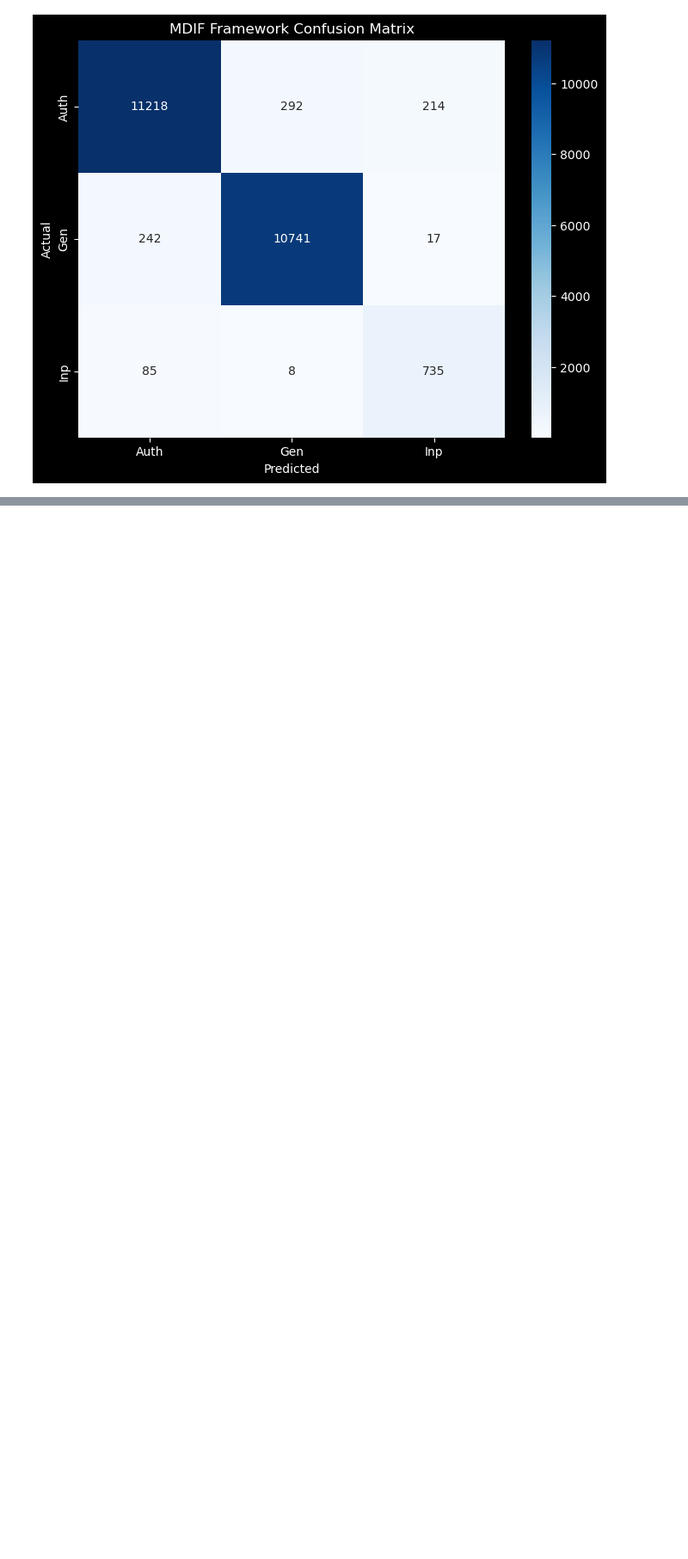
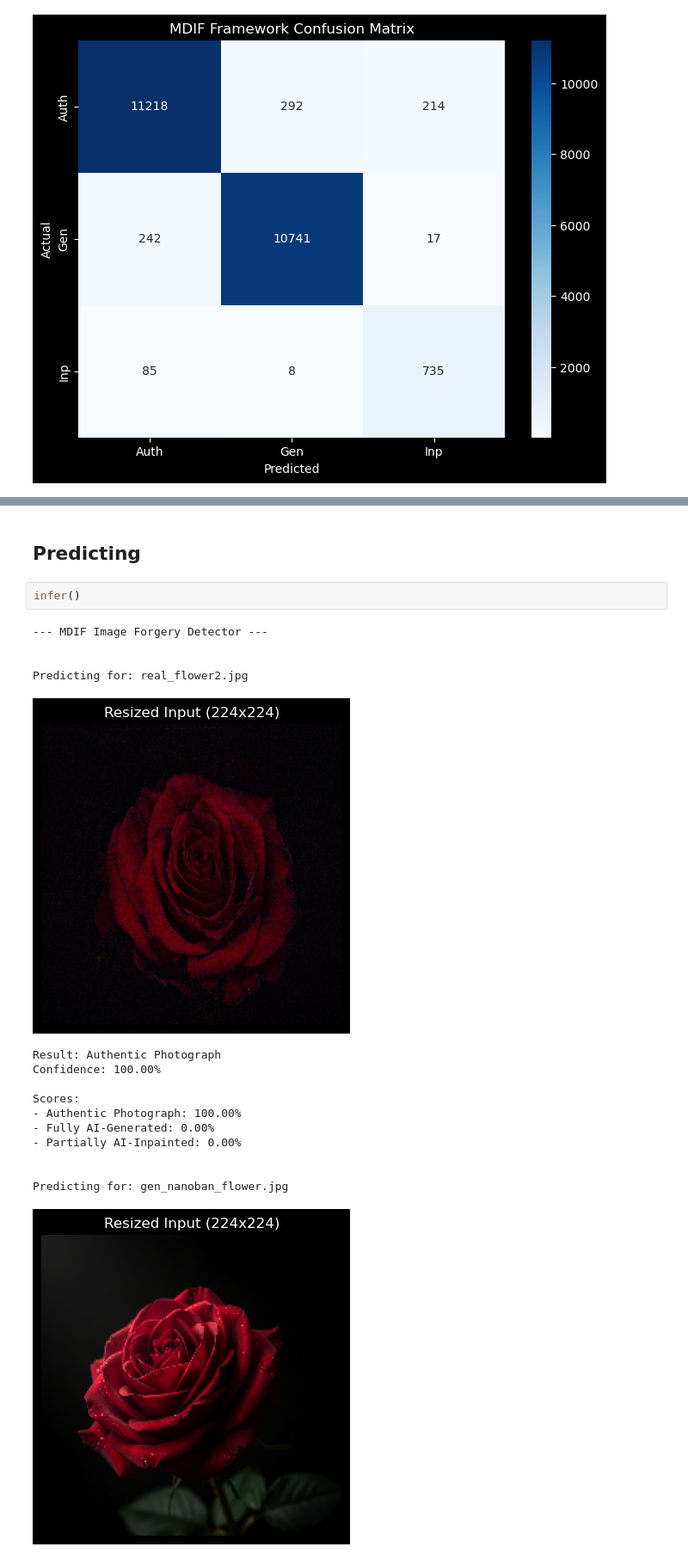
Before and after one commit to joejo-joestar/MDIF, a Jupyter notebook: mdif.ipynb, the cells around one changed output, grey strips where cells are left out. Shown at 86% size. Drawn from its saved outputs; the diff is of its cells as text; blank space fills up the shorter version.

Commit message:
feat: added inference script

```diff
--- a/mdif.ipynb
+++ b/mdif.ipynb
@@ -109,0 +135,21 @@ weighted avg       0.96      0.96      0.96     23552
+# %% [markdown]
+## Predicting
+# %%
+infer()
+# %% [output]
+--- MDIF Image Forgery Detector ---
+
+
+Predicting for: real_flower2.jpg
+[figure, added]
+Result: Authentic Photograph
+Confidence: 100.00%
+
+Scores:
+- Authentic Photograph: 100.00%
+- Fully AI-Generated: 0.00%
+- Partially AI-Inpainted: 0.00%
+
+
+Predicting for: gen_nanoban_flower.jpg
+[figure, added]
```
Also changed, not shown: parts of 12 cells of this notebook, 4 other files.
